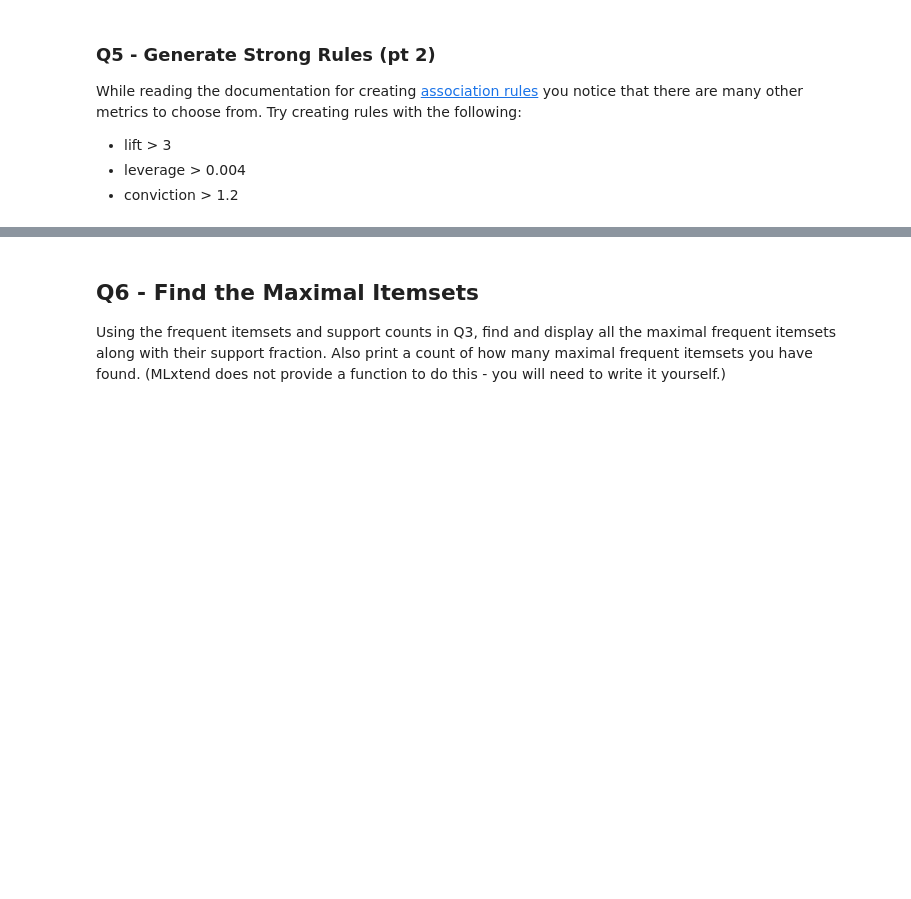
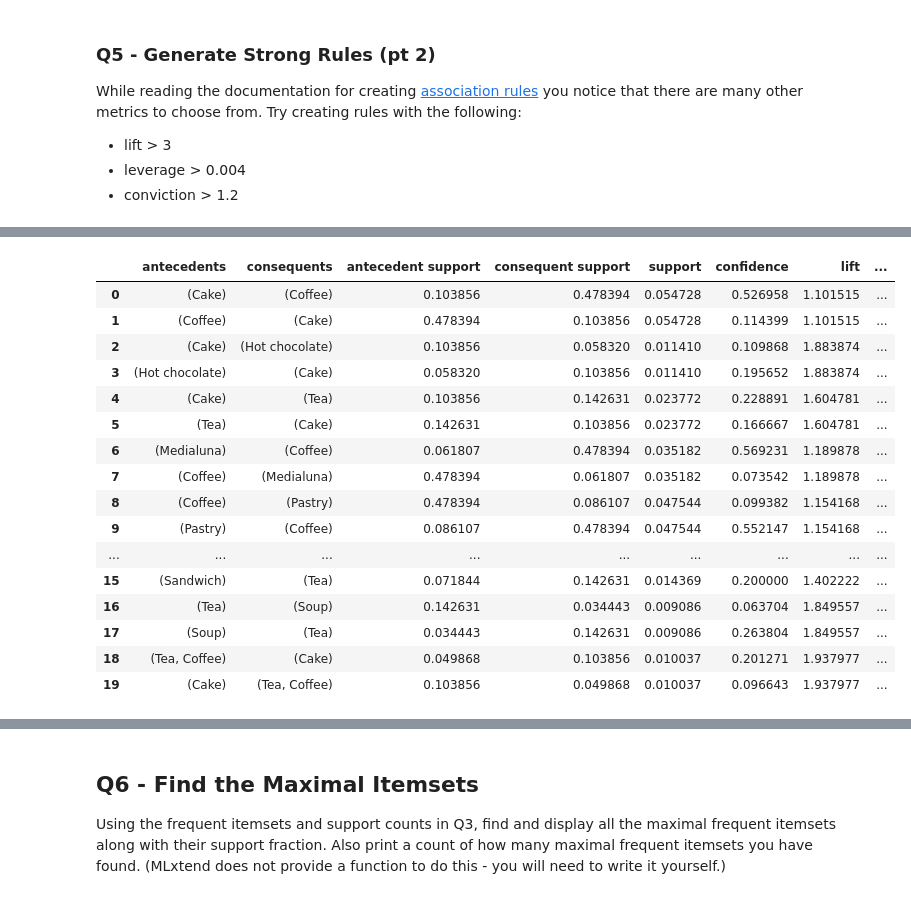
Before and after one commit to kierancoz/cs329e, a Jupyter notebook: assign11/CS329E_HW11.ipynb, the cells around one changed output, grey strips where cells are left out. Saved outputs shown, nothing was run; the diff lists cells and outputs as text; code cells hidden in the pictures; blank space fills up the shorter version.

```diff
--- a/assign11/CS329E_HW11.ipynb
+++ b/assign11/CS329E_HW11.ipynb
@@ -104,0 +168,20 @@ While reading the documentation for creating [association rules](http://rasbt.gi
+# %%
+association_rules(frequent_itemsets, metric="leverage", min_threshold=0.004)
+# %% [output]
+|  | antecedents | consequents | antecedent support | consequent support | support | confidence | lift | ... |
+| 0 | (Cake) | (Coffee) | 0.103856 | 0.478394 | 0.054728 | 0.526958 | 1.101515 | ... |
+| 1 | (Coffee) | (Cake) | 0.478394 | 0.103856 | 0.054728 | 0.114399 | 1.101515 | ... |
+| 2 | (Cake) | (Hot chocolate) | 0.103856 | 0.058320 | 0.011410 | 0.109868 | 1.883874 | ... |
+| 3 | (Hot chocolate) | (Cake) | 0.058320 | 0.103856 | 0.011410 | 0.195652 | 1.883874 | ... |
+| 4 | (Cake) | (Tea) | 0.103856 | 0.142631 | 0.023772 | 0.228891 | 1.604781 | ... |
+| 5 | (Tea) | (Cake) | 0.142631 | 0.103856 | 0.023772 | 0.166667 | 1.604781 | ... |
+| 6 | (Medialuna) | (Coffee) | 0.061807 | 0.478394 | 0.035182 | 0.569231 | 1.189878 | ... |
+| 7 | (Coffee) | (Medialuna) | 0.478394 | 0.061807 | 0.035182 | 0.073542 | 1.189878 | ... |
+| 8 | (Coffee) | (Pastry) | 0.478394 | 0.086107 | 0.047544 | 0.099382 | 1.154168 | ... |
+| 9 | (Pastry) | (Coffee) | 0.086107 | 0.478394 | 0.047544 | 0.552147 | 1.154168 | ... |
+| ... | ... | ... | ... | ... | ... | ... | ... | ... |
+| 15 | (Sandwich) | (Tea) | 0.071844 | 0.142631 | 0.014369 | 0.200000 | 1.402222 | ... |
+| 16 | (Tea) | (Soup) | 0.142631 | 0.034443 | 0.009086 | 0.063704 | 1.849557 | ... |
+| 17 | (Soup) | (Tea) | 0.034443 | 0.142631 | 0.009086 | 0.263804 | 1.849557 | ... |
+| 18 | (Tea, Coffee) | (Cake) | 0.049868 | 0.103856 | 0.010037 | 0.201271 | 1.937977 | ... |
+| 19 | (Cake) | (Tea, Coffee) | 0.103856 | 0.049868 | 0.010037 | 0.096643 | 1.937977 | ... |
```
Also changed, not shown: parts of 6 cells of this notebook.
